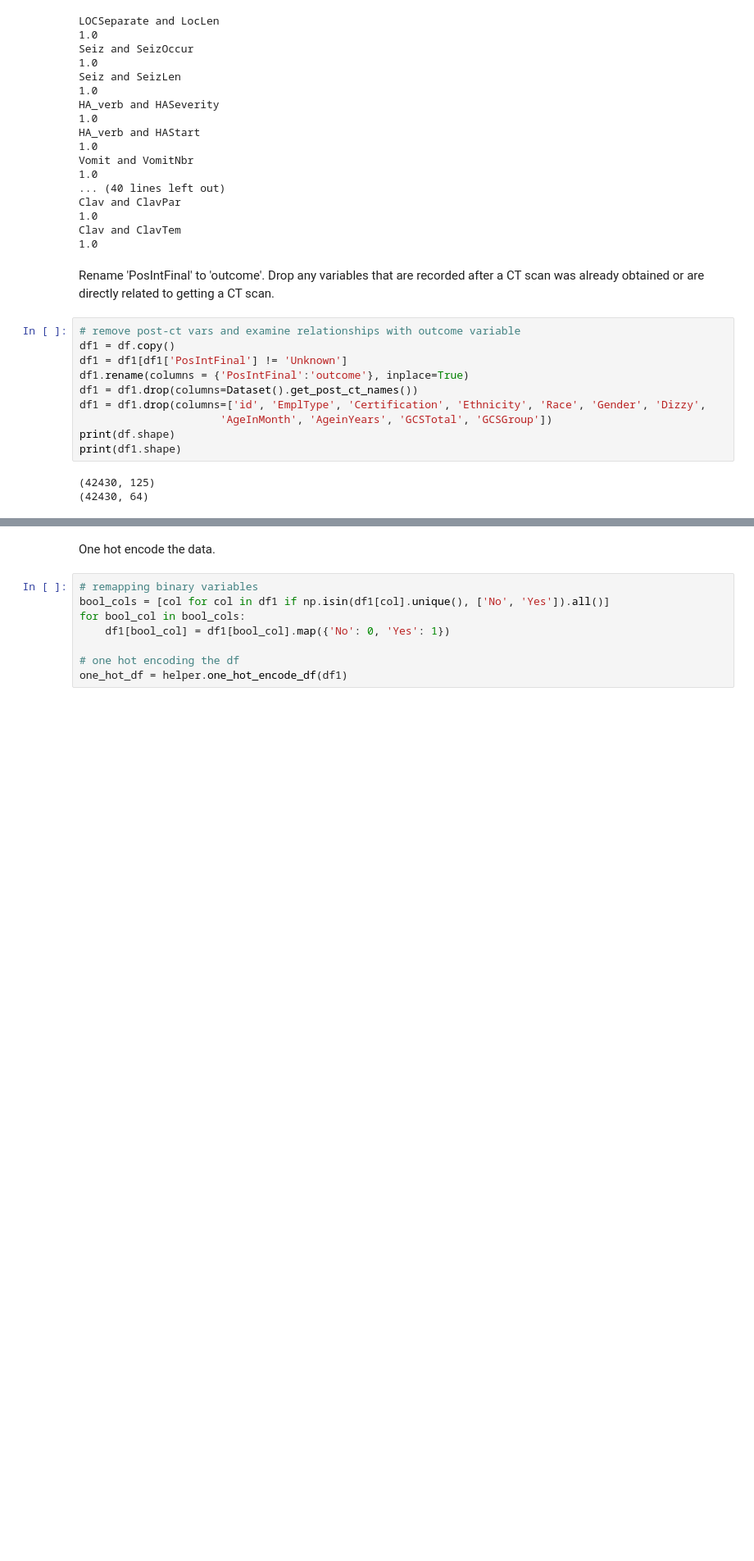
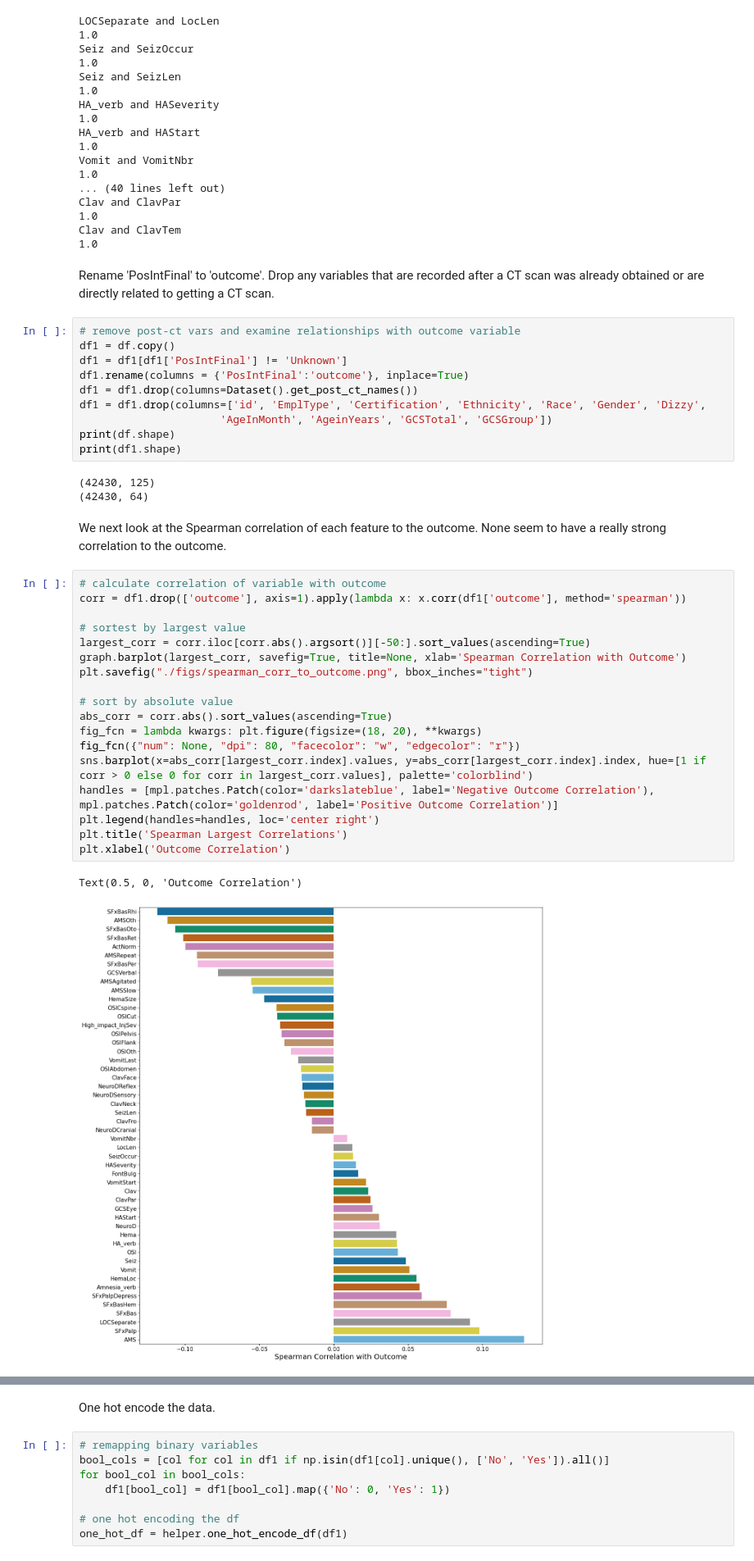
Before and after one commit to Yu-Group/clinical-rule-vetting, a Jupyter notebook: rulevetting/projects/tbi_pecarn/notebooks/00_eda.ipynb, the cells around one changed output, grey strips where cells are left out. Shown at 82% size. Saved outputs shown, nothing was run; the diff lists cells and outputs as text; blank space fills up the shorter version.

```diff
--- a/rulevetting/projects/tbi_pecarn/notebooks/00_eda.ipynb
+++ b/rulevetting/projects/tbi_pecarn/notebooks/00_eda.ipynb
@@ -431,3 +534,26 @@ print(df1.shape)
 # %% [output]
 (42430, 125)
 (42430, 64)
+# %% [markdown]
+We next look at the Spearman correlation of each feature to the outcome. None seem to have a really strong correlation to the outcome.
+# %%
+# calculate correlation of variable with outcome
+corr = df1.drop(['outcome'], axis=1).apply(lambda x: x.corr(df1['outcome'], method='spearman'))
+
+# sortest by largest value
+largest_corr = corr.iloc[corr.abs().argsort()][-50:].sort_values(ascending=True)
+graph.barplot(largest_corr, savefig=True, title=None, xlab='Spearman Correlation with Outcome')
+plt.savefig("./figs/spearman_corr_to_outcome.png", bbox_inches="tight")
+
+# sort by absolute value
+abs_corr = corr.abs().sort_values(ascending=True)
+fig_fcn = lambda kwargs: plt.figure(figsize=(18, 20), **kwargs)
+fig_fcn({"num": None, "dpi": 80, "facecolor": "w", "edgecolor": "r"})
+sns.barplot(x=abs_corr[largest_corr.index].values, y=abs_corr[largest_corr.index].index, hue=[1 if corr > 0 else 0 for corr in largest_corr.values], palette='colorblind')
+handles = [mpl.patches.Patch(color='darkslateblue', label='Negative Outcome Correlation'), mpl.patches.Patch(color='goldenrod', label='Positive Outcome Correlation')]
+plt.legend(handles=handles, loc='center right')
+plt.title('Spearman Largest Correlations')
+plt.xlabel('Outcome Correlation')
+# %% [output]
+Text(0.5, 0, 'Outcome Correlation')
+[figure, added]
```
Also changed, not shown: parts of 24 cells of this notebook.
